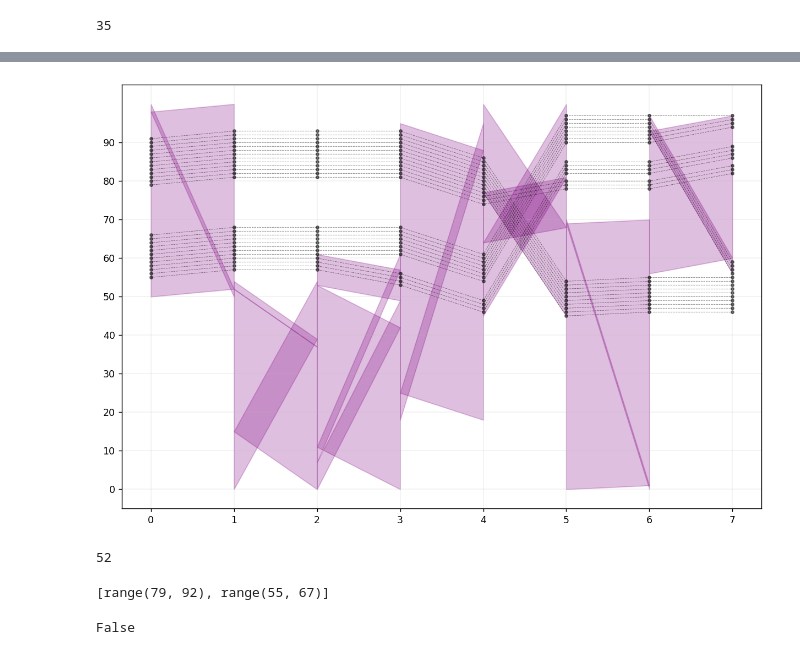
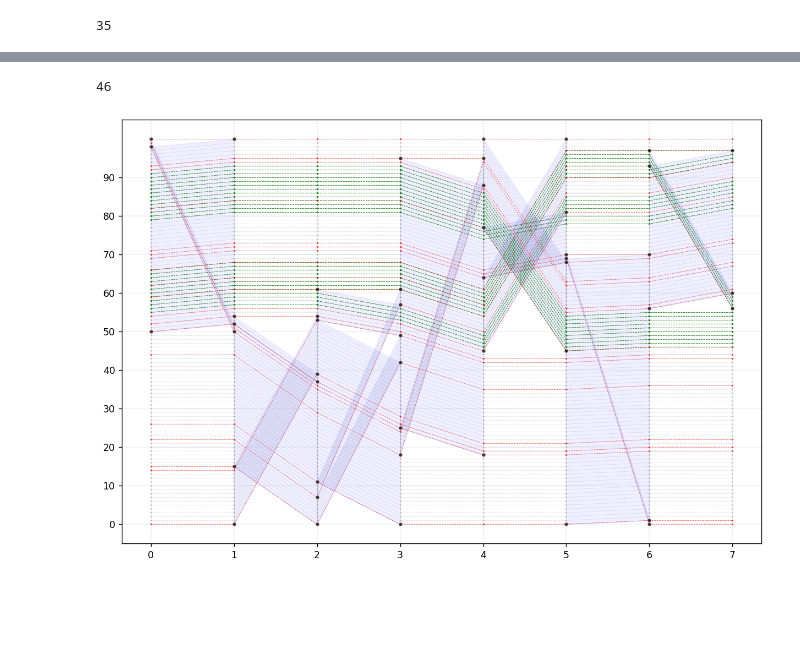
Before and after one commit to fradiniccolo/advent-of-code, a Jupyter notebook: 2023/05.ipynb, the cells around one changed output, grey strips where cells are left out. Cells and saved outputs as stored; diff of their text form; code cells hidden in the pictures; blank space fills up the shorter version.

```diff
--- a/2023/05.ipynb
+++ b/2023/05.ipynb
@@ -69,4 +107,7 @@ min_lowest_location
 # %%
 from itertools import batched
 
-seed_bands = [[start, start+count-1] for start, count in batched(seeds, 2)]
+seed_bands = [range(start, start+count-1) for start, count in batched(seeds, 2)]
+
+for item in seed_bands:
+    print(item)
@@ -209,3 +116,0 @@ for map in horiz_bands:
-# %%
-for item in horiz_bands:
-    print(item)
@@ -231,0 +208,6 @@ for initial_block in initial_blocks:
+# %%
+from copy import deepcopy
+
+# those are all the paths passing through the nodes
+nodes_paths = [tuple(get_path(*item)) for item in range_nodes]
+nodes_paths = list(set(nodes_paths))
@@ -232,29 +254,48 @@ for initial_block in initial_blocks:
+# %%
+def get_destination_band():
+    for destination_band in linear_rl.keys():
+        for seed_band in seed_bands:
+            if get_seed(destination_band.start) in seed_band:
+                return destination_band
+
+# puzzle 2
+get_destination_band().start
+# %% [output]
+46
 # %%
 import matplotlib.pyplot as plt
-import numpy as np
 
 fig, ax = plt.subplots(figsize=(12,8), dpi=125)
 
-for path in paths:
-    ax.plot(range(len(path)), path, c='black', ls='--', linewidth=0.5, marker='.', alpha=0.5)
+seed_paths = []
+for seed_band in seed_bands:
+    for seed in seed_band:
+        seed_paths.append(get_path(0, seed))
 
-for index, map in enumerate(maps):
-    for row in map:
-        right_start, left_start, length = row
+for seed_path in seed_paths:
+    ax.plot(range(len(seed_paths[0])), seed_path, c='green', ls='--', linewidth=0.5, marker='.', markersize=2, alpha=1)
+
+seeds_all = [get_path(7, seed) for seed in range(101)]
+for seed_path in seeds_all:
+    ax.plot(range(len(seed_paths[0])), seed_path, c='gray', ls='--', linewidth=0.5, marker='.', markersize=2, alpha=0.25)
+
+for nodes_path in nodes_paths:
+    ax.plot(range(len(seed_paths[0])), nodes_path, c='red', ls='--', linewidth=0.5, marker='.', markersize=2, alpha=0.5)
+
+for level, node in range_nodes:
+    ax.scatter(level, node, c='black', s=8, alpha=0.5, zorder=100)
+
+for index, iia_map in enumerate(iia_maps):
+    for data in iia_map:
+        right_start, left_start, length = data
         top = [left_start+length, right_start+length]
         bottom = [left_start, right_start]
-        ax.fill_between([index, index+1], top, bottom, color='purple', linewidth=1, alpha=0.25)
-        #for item_top, item_bottom in zip(top, bottom):
-        #    plt.annotate(item_top, (index, item_top))
-        #    plt.annotate(item_bottom, (index, item_bottom))
+        ax.fill_between([index, index+1], top, bottom, color='blue', linewidth=1, alpha=1/16)
 
-ax.set_yticks(range(0, max(flatten(map)), 10))
+max_value = max([max(item) for item in seed_paths])
+ax.set_yticks(range(0, max_value, 10))
 ax.grid(color='#bbbbbb', linestyle='-', linewidth=0.2)
 
-# for item in flatten(horiz_bands):
-#     plt.axhline(item, color = 'r', linestyle = '-', linewidth=0.2)
-
-
 plt.show()
 # %% [output]
-[figure, old version]
+[figure, new version]
@@ -275,14 +301,0 @@ plt.show()
-# %%
-all = [get_path(item) for item in flatten(horiz_bands)]
-filtered = [item[-1] for item in all if any(item[0] in band for band in seed_bands)]
-min(filtered)
-# %% [output]
-52
-# %%
-seed_bands
-# %% [output]
-[range(79, 92), range(55, 67)]
-# %%
-5 in range(3)
-# %% [output]
-False
```
Also changed, not shown: parts of 19 cells of this notebook.
